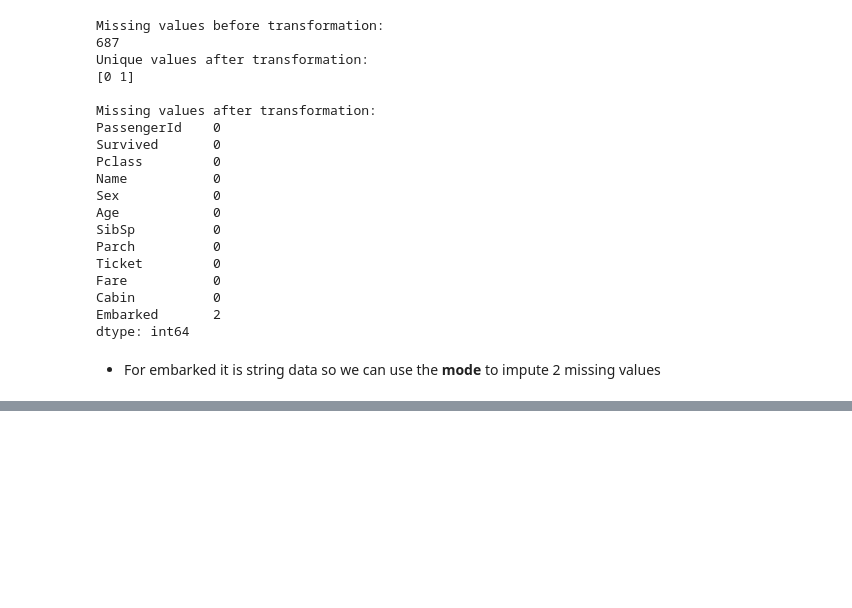
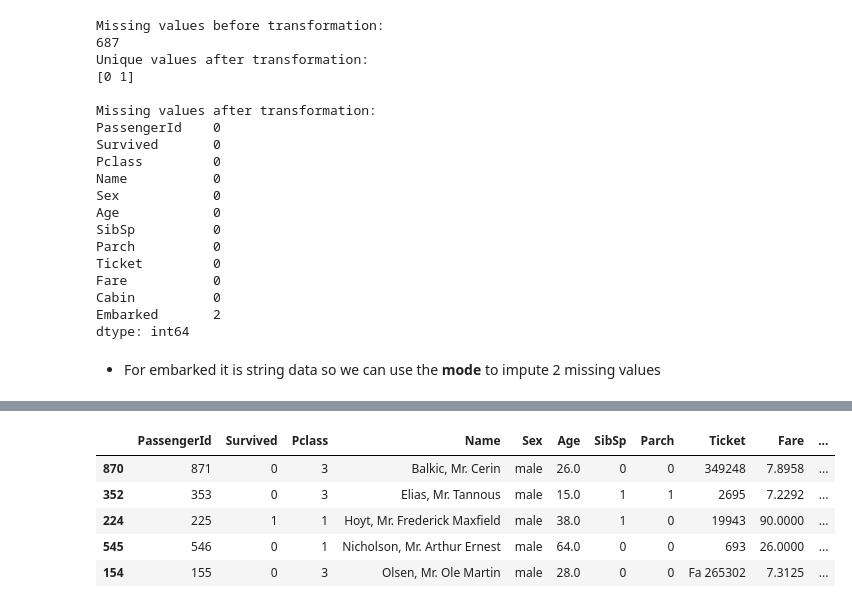
Before and after one commit to nfacciol/Project-C-ML, a Jupyter notebook: titanic.ipynb, the cells around one changed output, grey strips where cells are left out. Drawn from its saved outputs; the diff is of its cells as text; code cells hidden in the pictures; blank space fills up the shorter version.

```diff
--- a/titanic.ipynb
+++ b/titanic.ipynb
@@ -276,0 +289,11 @@ dtype: int64
+# %%
+#Family size
+train_df['FamSize'] = train_df['SibSp'] + train_df['Parch']
+train_df.sample(5)
+# %% [output]
+|  | PassengerId | Survived | Pclass | Name | Sex | Age | SibSp | Parch | Ticket | Fare | ... |
+| 870 | 871 | 0 | 3 | Balkic, Mr. Cerin | male | 26.0 | 0 | 0 | 349248 | 7.8958 | ... |
+| 352 | 353 | 0 | 3 | Elias, Mr. Tannous | male | 15.0 | 1 | 1 | 2695 | 7.2292 | ... |
+| 224 | 225 | 1 | 1 | Hoyt, Mr. Frederick Maxfield | male | 38.0 | 1 | 0 | 19943 | 90.0000 | ... |
+| 545 | 546 | 0 | 1 | Nicholson, Mr. Arthur Ernest | male | 64.0 | 0 | 0 | 693 | 26.0000 | ... |
+| 154 | 155 | 0 | 3 | Olsen, Mr. Ole Martin | male | 28.0 | 0 | 0 | Fa 265302 | 7.3125 | ... |
```
Also changed, not shown: parts of 10 cells of this notebook.
